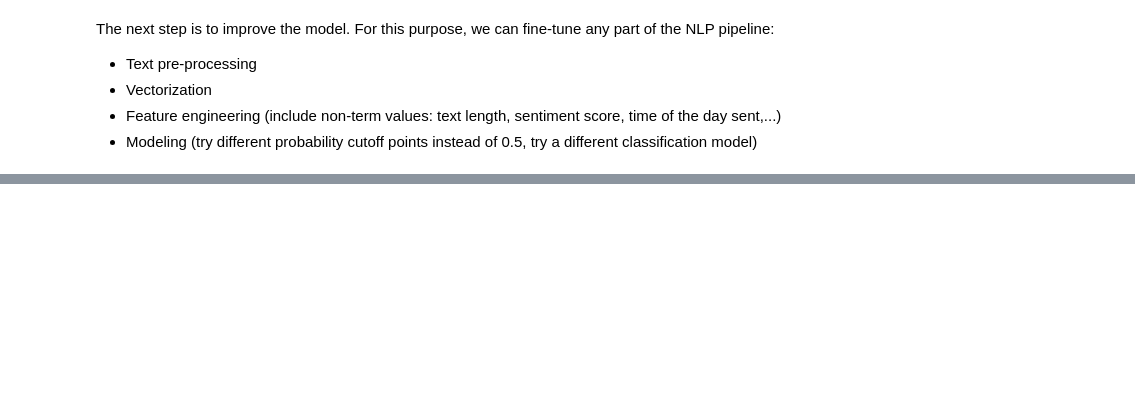
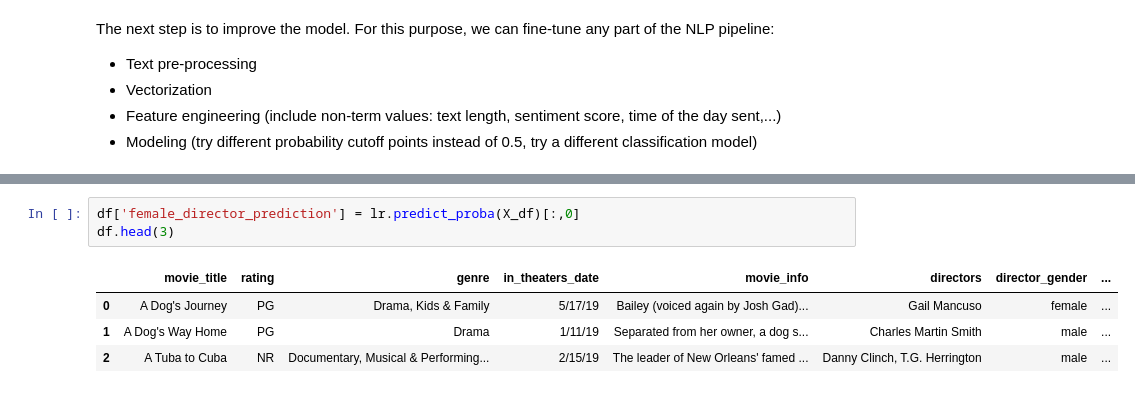
Before and after one commit to sulabola/NLP_in_Python, a Jupyter notebook: Chapter 3 - NLP with Machine Learning.ipynb, the cells around one changed output, grey strips where cells are left out. Saved outputs shown, nothing was run; the diff lists cells and outputs as text; blank space fills up the shorter version.

```diff
--- a/Chapter 3 - NLP with Machine Learning.ipynb
+++ b/Chapter 3 - NLP with Machine Learning.ipynb
@@ -613,0 +769,8 @@ The next step is to improve the model. For this purpose, we can fine-tune any pa
+# %%
+df['female_director_prediction'] = lr.predict_proba(X_df)[:,0]
+df.head(3)
+# %% [output]
+|  | movie_title | rating | genre | in_theaters_date | movie_info | directors | director_gender | ... |
+| 0 | A Dog's Journey | PG | Drama, Kids & Family | 5/17/19 | Bailey (voiced again by Josh Gad)... | Gail Mancuso | female | ... |
+| 1 | A Dog's Way Home | PG | Drama | 1/11/19 | Separated from her owner, a dog s... | Charles Martin Smith | male | ... |
+| 2 | A Tuba to Cuba | NR | Documentary, Musical & Performing... | 2/15/19 | The leader of New Orleans' famed ... | Danny Clinch, T.G. Herrington | male | ... |
```
Also changed, not shown: parts of 15 cells of this notebook.
